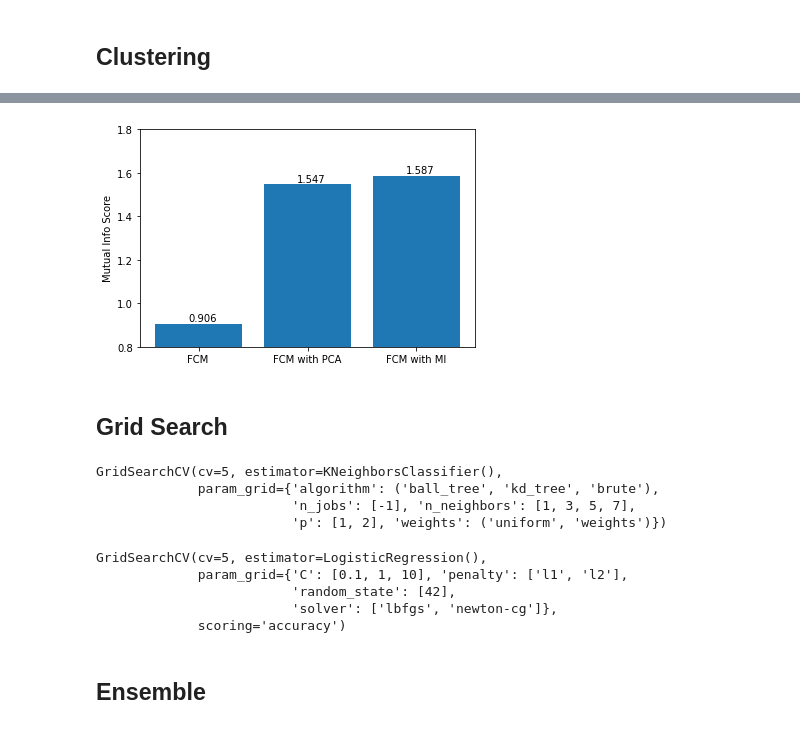
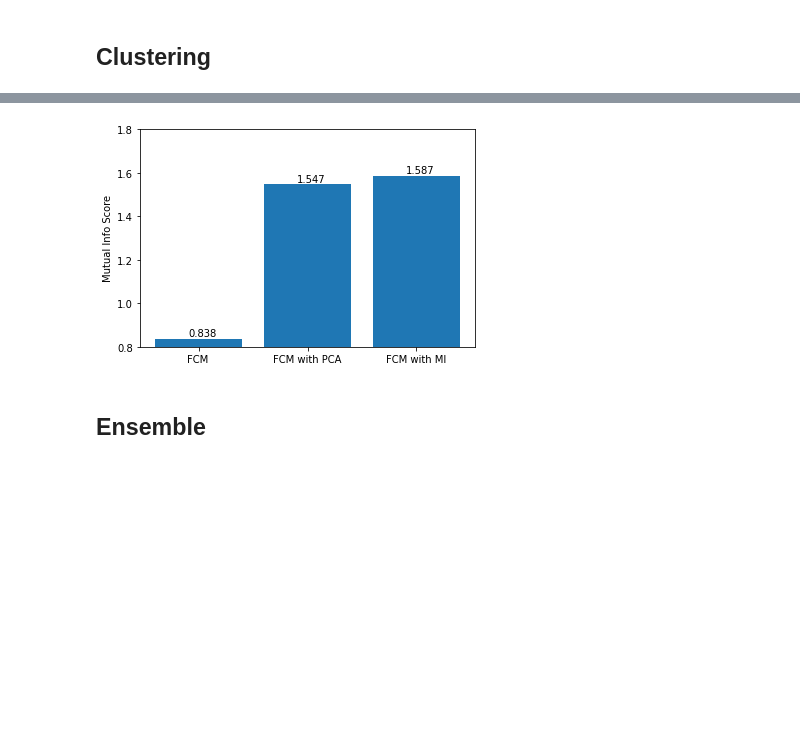
Before and after one commit to alina-dima/PR-for-AI, a Jupyter notebook: Assignment 2/Genes/genes.ipynb, the cells around one changed output, grey strips where cells are left out. Cells and saved outputs as stored; diff of their text form; code cells hidden in the pictures; blank space fills up the shorter version.

```diff
--- a/Assignment 2/Genes/genes.ipynb
+++ b/Assignment 2/Genes/genes.ipynb
@@ -172,8 +176,8 @@ def try_pca(components, x_train, y_train, x_test, y_test, model, normalizer, uns
             y_pred = model.predict(X_train_pca)
             y_test = (y_train.to_numpy()).flatten()
         else:
-            model.fit(reduced_x_train, y_train)
-            y_pred = model.predict(reduced_x_test)
+            model.fit(X_train_pca, y_train)
+            y_pred = model.predict(x_test_pca)
 
         score_func = mutual_info_score if unsuper else accuracy_score
         scores.append(score_func(y_test, y_pred))
@@ -356,7 +380,7 @@ results = {}
 
 test_models = [("LogReg", LogisticRegression(), pca_n_comp_logreg, mi_feat_logreg, StandardScaler()),
                ("NB", GaussianNB(), pca_n_comp_nb, mi_feat_nb, None),
-               ("KNN", KNeighborsClassifier(n_neighbors=3), pca_n_comp_knn, mi_feat_knn, None)
+               ("KNN", KNeighborsClassifier(n_neighbors=3), pca_n_comp_knn, mi_feat_knn, StandardScaler())
               ]
 
 for m in test_models:
@@ -396,0 +447,30 @@ plt.show()
+# %%
+n_folds2 = 7
+
+model = KNeighborsClassifier(**gs_knn.best_params_)
+kf = StratifiedKFold(n_splits=n_folds2)
+cross_knn = []
+
+for i_fold, (train_index, test_index) in enumerate(tqdm(kf.split(X_all, y_all), total=n_folds2)):
+    X_train, X_test = df.iloc[train_index,:], df.iloc[test_index,:]
+    y_train, y_test = df_labels.iloc[train_index,:], np.array(df_labels.iloc[test_index,:]).ravel()
+
+    y_pred = model.fit(X_train, y_train).predict(X_test)
+    acc_score = accuracy_score(y_pred, y_test)
+    cross_knn.append(acc_score)
+
+    if acc_score < 1.0:
+        print("Finding and plotting miss-classified point")
+        plot_confusion_matrix(model, X_test, y_test)
+        save_plot("conf_matrix")
+        plt.show()
+        diff = [i for i in range(len(X_test)) if y_pred[i] != y_test[i]]
+        y_test = df_labels.iloc[test_index,:]
+        points = plot_tsne(X_test, y_test, show=False, lim=10)
+        plt.plot(points[diff,0], points[diff,1], 'ro', color="black")
+        save_plot("miss_classified_point")
+        plt.show()
+
+print(cross_knn)
+print("Mean: ", np.mean(cross_knn))
+print("Std: ", np.std(cross_knn))
@@ -468,12 +560,11 @@ for y_pred, x_test, name in preds:
 # %%
 plt.bar(results_cls.keys(), results_cls.values())
 plt.ylim(0.8, 1.8)
 xlocs, xlabs = plt.xticks()
 for i, v in enumerate(results_cls.values()):
     plt.text(xlocs[i] - 0.1, v + 0.01, str(round(v,3)))
 plt.ylabel("Mutual Info Score")
+save_plot("final_cluster_results")
 plt.show()
 # %% [output]
-[figure, old version]
+[figure, new version]
-# %% [markdown]
-## Grid Search
@@ -482,19 +570,0 @@ n_folds = 5
-# %%
-param_knn = {'n_neighbors':[1, 3, 5, 7], 'weights':('uniform', 'weights'), 'p': [1, 2], 'n_jobs': [-1], 'algorithm': ('ball_tree','kd_tree','brute')}
-gs_knn = GridSearchCV(KNeighborsClassifier(), param_knn, cv=n_folds, scoring='accuracy')
-gs_knn.fit(X_train_bal, y_train_bal)
-# %% [output]
-GridSearchCV(cv=5, estimator=KNeighborsClassifier(),
-             param_grid={'algorithm': ('ball_tree', 'kd_tree', 'brute'),
-                         'n_jobs': [-1], 'n_neighbors': [1, 3, 5, 7],
-                         'p': [1, 2], 'weights': ('uniform', 'weights')})
-# %%
-param_logReg = {'penalty': ['l1', 'l2'],'random_state': [RANDOM_STATE], 'C':[0.1, 1, 10], 'solver': ['lbfgs', 'newton-cg']}
-gs_logReg = GridSearchCV(LogisticRegression(), param_logReg, cv=n_folds, scoring='accuracy')
-gs_logReg.fit(X_train_bal, y_train_bal)
-# %% [output]
-GridSearchCV(cv=5, estimator=LogisticRegression(),
-             param_grid={'C': [0.1, 1, 10], 'penalty': ['l1', 'l2'],
-                         'random_state': [42],
-                         'solver': ['lbfgs', 'newton-cg']},
-             scoring='accuracy')
```
Also changed, not shown: parts of 21 cells of this notebook.
